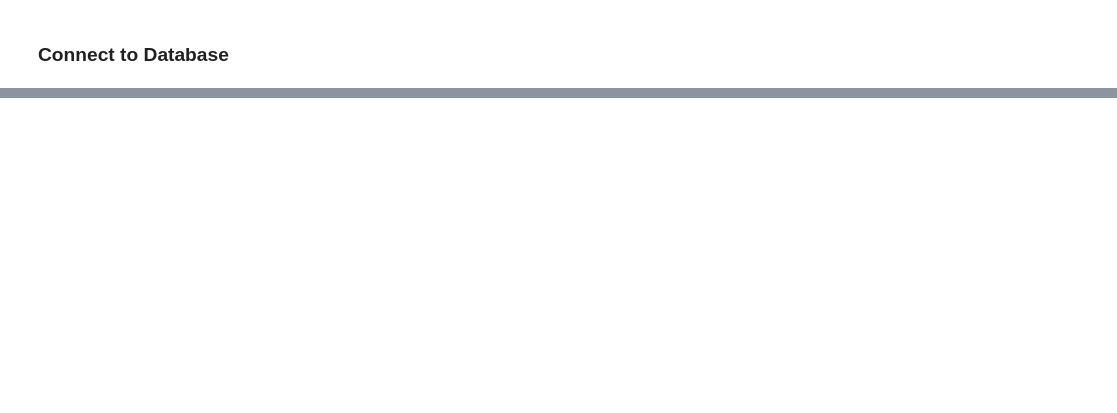
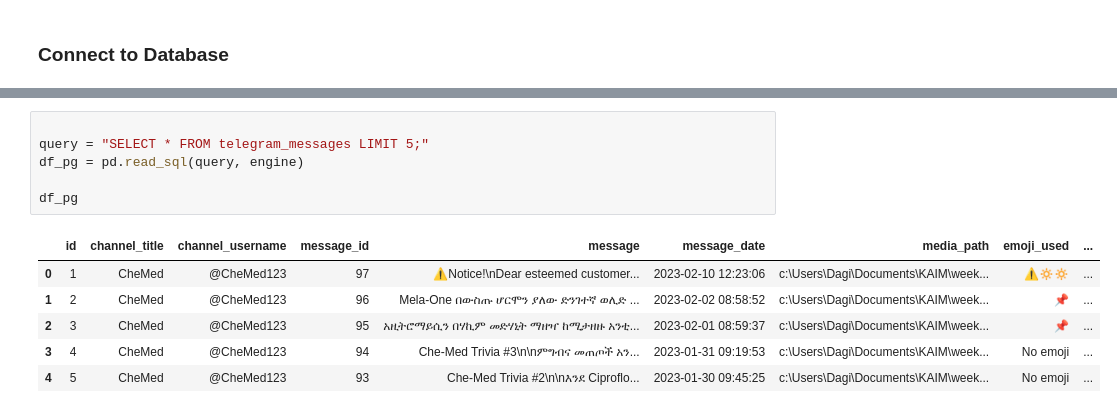
Before and after one commit to dagiteferi/Ethiopian-Medical-DataWarehouse, a Jupyter notebook: notebooks/DataCleaningTransformation.ipynb, the cells around one changed output, grey strips where cells are left out. Drawn from its saved outputs; the diff is of its cells as text; blank space fills up the shorter version.

```diff
--- a/notebooks/DataCleaningTransformation.ipynb
+++ b/notebooks/DataCleaningTransformation.ipynb
@@ -174,0 +225,13 @@ ValueError: invalid literal for int() with base 10: 'None'
+# %%
+
+query = "SELECT * FROM telegram_messages LIMIT 5;"
+df_pg = pd.read_sql(query, engine)
+
+df_pg
+# %% [output]
+|  | id | channel_title | channel_username | message_id | message | message_date | media_path | emoji_used | ... |
+| 0 | 1 | CheMed | @CheMed123 | 97 | ⚠️Notice!\nDear esteemed customer... | 2023-02-10 12:23:06 | c:\Users\Dagi\Documents\KAIM\week... | ⚠🔅🔅 | ... |
+| 1 | 2 | CheMed | @CheMed123 | 96 | Mela-One በውስጡ ሆርሞን ያለው ድንገተኛ ወሊድ ... | 2023-02-02 08:58:52 | c:\Users\Dagi\Documents\KAIM\week... | 📌 | ... |
+| 2 | 3 | CheMed | @CheMed123 | 95 | አዚትሮማይሲን በሃኪም መድሃኒት ማዘዣ ከሚታዘዙ አንቲ... | 2023-02-01 08:59:37 | c:\Users\Dagi\Documents\KAIM\week... | 📌 | ... |
+| 3 | 4 | CheMed | @CheMed123 | 94 | Che-Med Trivia #3\n\nምግብና መጠጦች አን... | 2023-01-31 09:19:53 | c:\Users\Dagi\Documents\KAIM\week... | No emoji | ... |
+| 4 | 5 | CheMed | @CheMed123 | 93 | Che-Med Trivia #2\n\nእንደ Ciproflo... | 2023-01-30 09:45:25 | c:\Users\Dagi\Documents\KAIM\week... | No emoji | ... |
```
Also changed, not shown: parts of 15 cells of this notebook, 2 other files.
